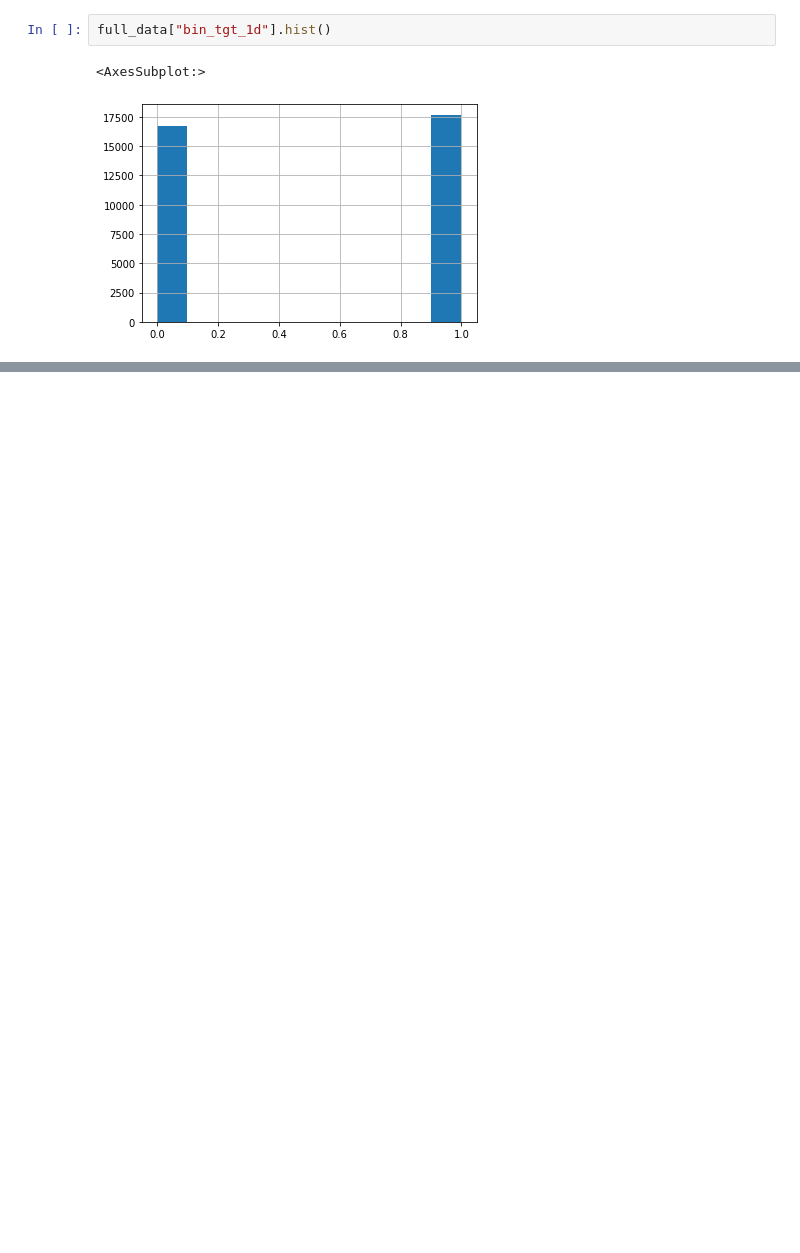
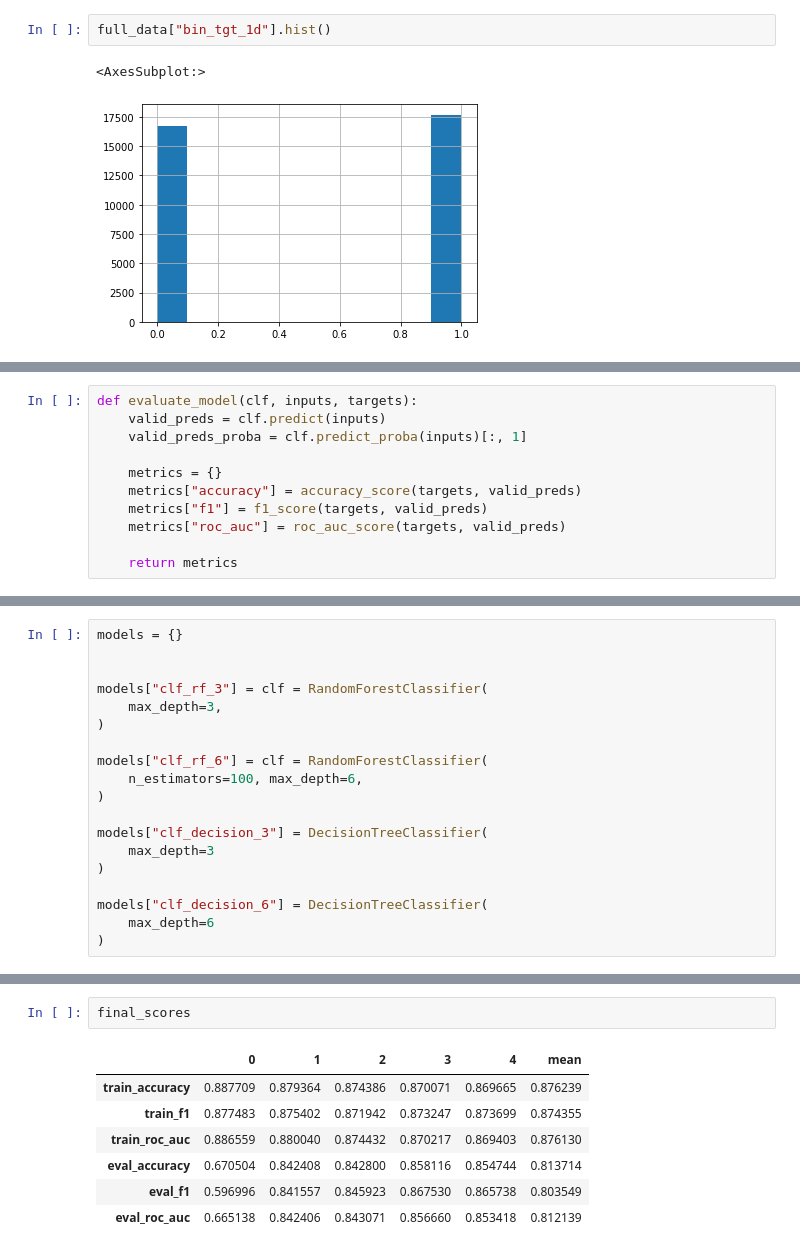
Before and after one commit to parmarsuraj99/stock_movement_classifier, a Jupyter notebook: eda.ipynb, the cells around one changed output, grey strips where cells are left out. Cells and saved outputs as stored; diff of their text form; blank space fills up the shorter version.

```diff
--- a/eda.ipynb
+++ b/eda.ipynb
@@ -291,0 +271,11 @@ print(metrics)
+# %%
+def evaluate_model(clf, inputs, targets):
+    valid_preds = clf.predict(inputs)
+    valid_preds_proba = clf.predict_proba(inputs)[:, 1]
+
+    metrics = {}
+    metrics["accuracy"] = accuracy_score(targets, valid_preds)
+    metrics["f1"] = f1_score(targets, valid_preds)
+    metrics["roc_auc"] = roc_auc_score(targets, valid_preds)
+
+    return metrics
@@ -291,0 +284,19 @@ print(metrics)
+# %%
+models = {}
+
+
+models["clf_rf_3"] = clf = RandomForestClassifier(
+    max_depth=3,
+)
+
+models["clf_rf_6"] = clf = RandomForestClassifier(
+    n_estimators=100, max_depth=6,
+)
+
+models["clf_decision_3"] = DecisionTreeClassifier(
+    max_depth=3
+)
+
+models["clf_decision_6"] = DecisionTreeClassifier(
+    max_depth=6
+)
@@ -291,0 +356,10 @@ print(metrics)
+# %%
+final_scores
+# %% [output]
+|  | 0 | 1 | 2 | 3 | 4 | mean |
+| train_accuracy | 0.887709 | 0.879364 | 0.874386 | 0.870071 | 0.869665 | 0.876239 |
+| train_f1 | 0.877483 | 0.875402 | 0.871942 | 0.873247 | 0.873699 | 0.874355 |
+| train_roc_auc | 0.886559 | 0.880040 | 0.874432 | 0.870217 | 0.869403 | 0.876130 |
+| eval_accuracy | 0.670504 | 0.842408 | 0.842800 | 0.858116 | 0.854744 | 0.813714 |
+| eval_f1 | 0.596996 | 0.841557 | 0.845923 | 0.867530 | 0.865738 | 0.803549 |
+| eval_roc_auc | 0.665138 | 0.842406 | 0.843071 | 0.856660 | 0.853418 | 0.812139 |
```
Also changed, not shown: parts of 14 cells of this notebook.
